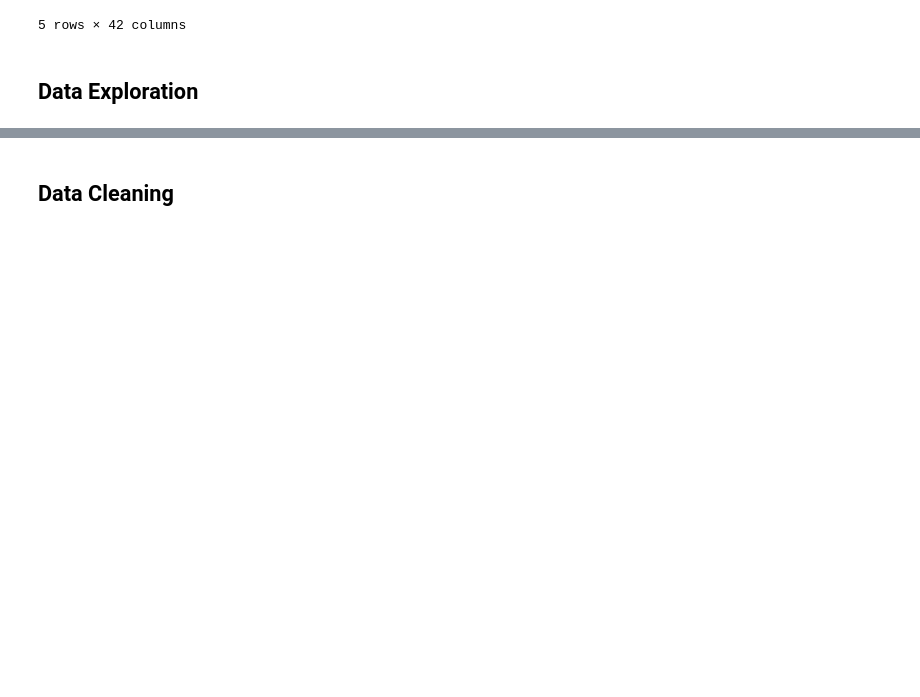
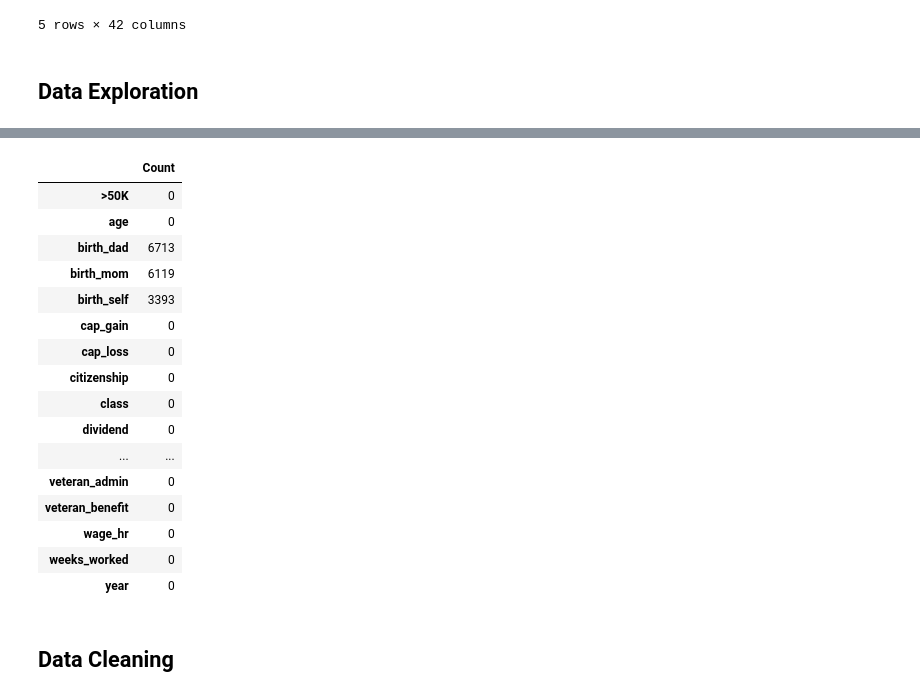
Before and after one commit to jprette/STAT-303-3, a Jupyter notebook: Code/Data Preparation.ipynb, the cells around one changed output, grey strips where cells are left out. Drawn from its saved outputs; the diff is of its cells as text; code cells hidden in the pictures; blank space fills up the shorter version.

```diff
--- a/Code/Data Preparation.ipynb
+++ b/Code/Data Preparation.ipynb
@@ -30,2 +126,31 @@ data.head()
+# %%
+# Make a df of the counts of missing values
+# Convert '?' to NaN
+data = data.replace('?', np.nan)
+data = data.replace(' ?', np.nan)
+
+missing_values = pd.DataFrame({'Count': data.isnull().sum()})
+
+missing_values.sort_index(inplace=True)
+
+missing_values
+# %% [output]
+|  | Count |
+| >50K | 0 |
+| age | 0 |
+| birth_dad | 6713 |
+| birth_mom | 6119 |
+| birth_self | 3393 |
+| cap_gain | 0 |
+| cap_loss | 0 |
+| citizenship | 0 |
+| class | 0 |
+| dividend | 0 |
+| ... | ... |
+| veteran_admin | 0 |
+| veteran_benefit | 0 |
+| wage_hr | 0 |
+| weeks_worked | 0 |
+| year | 0 |
 # %% [markdown]
 ## Data Cleaning
```
Also changed, not shown: parts of 14 cells of this notebook.
